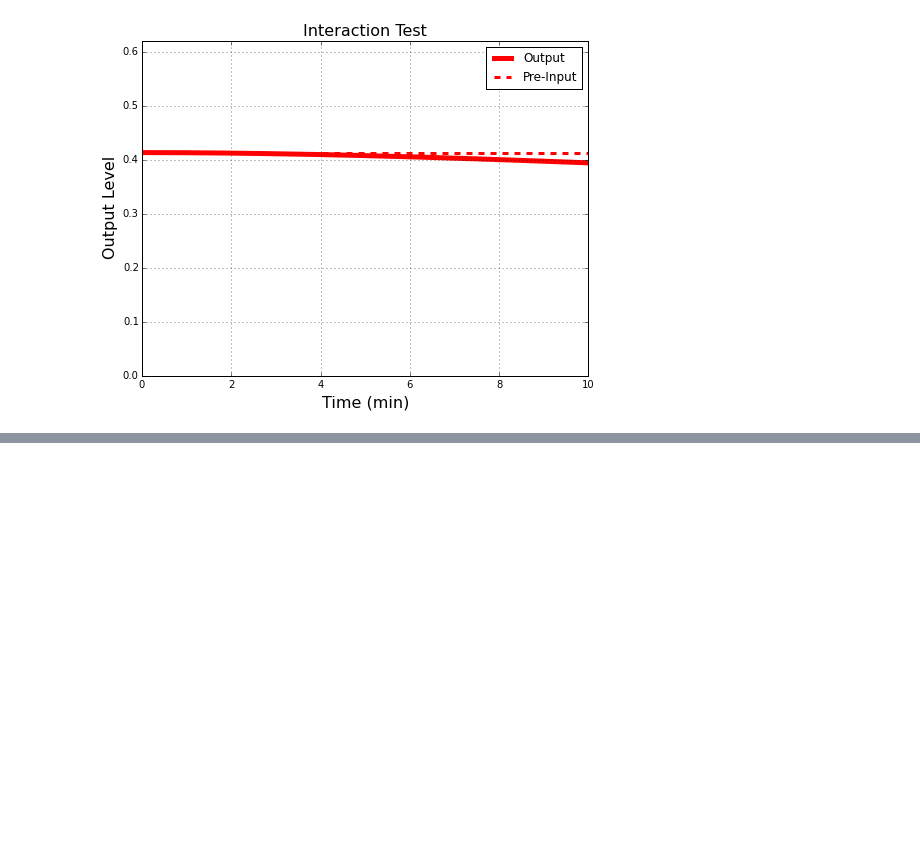
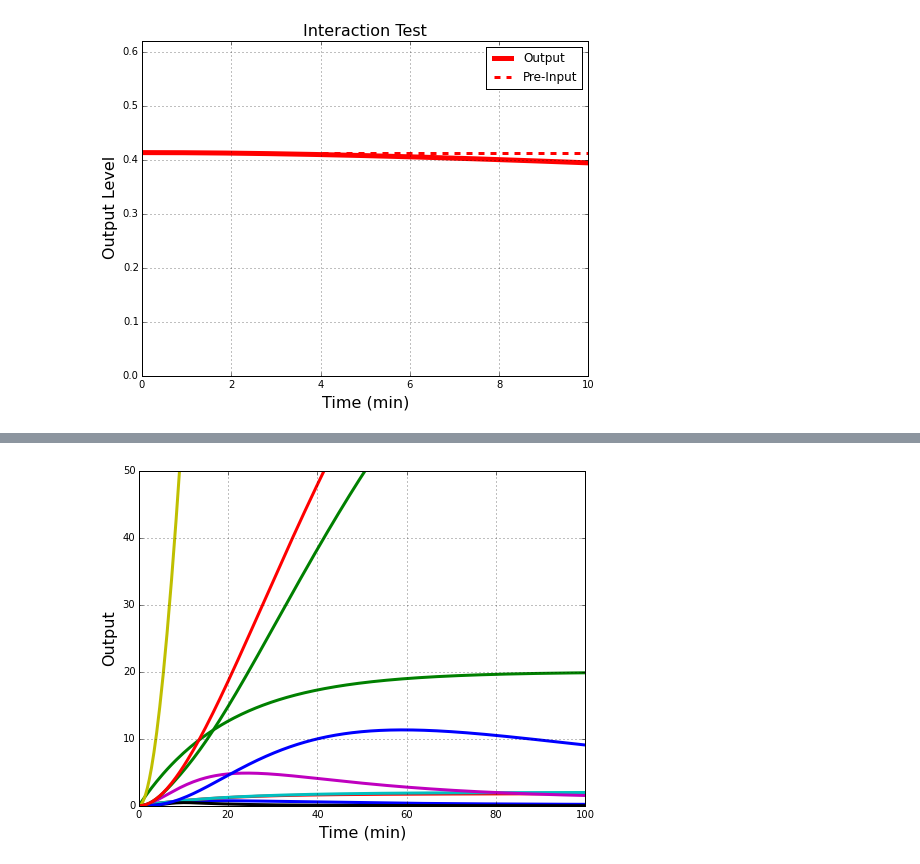
Before and after one commit to sbernasek/evolution_of_grn, a Jupyter notebook: single_cell_simulations.ipynb, the cells around one changed output, grey strips where cells are left out. Drawn from its saved outputs; the diff is of its cells as text; code cells hidden in the pictures; blank space fills up the shorter version.

```diff
--- a/single_cell_simulations.ipynb
+++ b/single_cell_simulations.ipynb
@@ -94,0 +100,19 @@ ax.legend(loc=0)
+# %%
+# define input signal
+disturbances = [(0, 1), (100, 1)]
+
+# run cell dynamics
+start = time.time()
+times, states, energy = cell.simulate(disturbances, input_node=input_node)
+stop = time.time()
+print('Solver took', stop-start, ' seconds')
+
+# plot input/output trajectories
+ax = create_subplot_figure(dim=(1, 1), size=(8, 6))[0]
+
+for state in states:
+    ax.plot(times, state, '-', linewidth=3)
+    ax.set_xlabel('Time (min)', fontsize=16)
+    ax.set_ylabel('Output', fontsize=16)
+    ax.set_ylim(0, 50)
+# %% [output]
@@ -94,0 +120 @@ ax.legend(loc=0)
+[figure, added]
```
Also changed, not shown: parts of 5 cells of this notebook, 11 other files.
